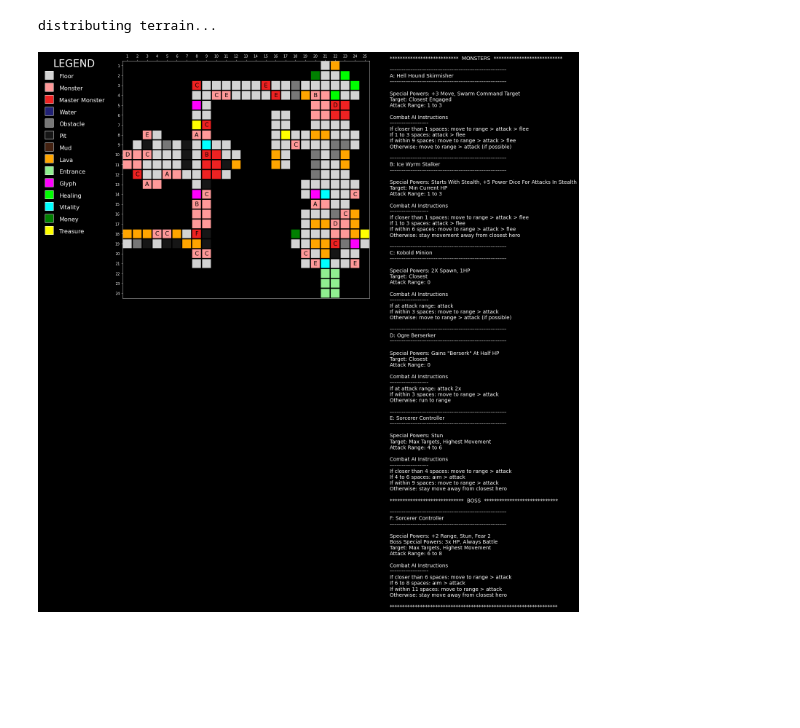
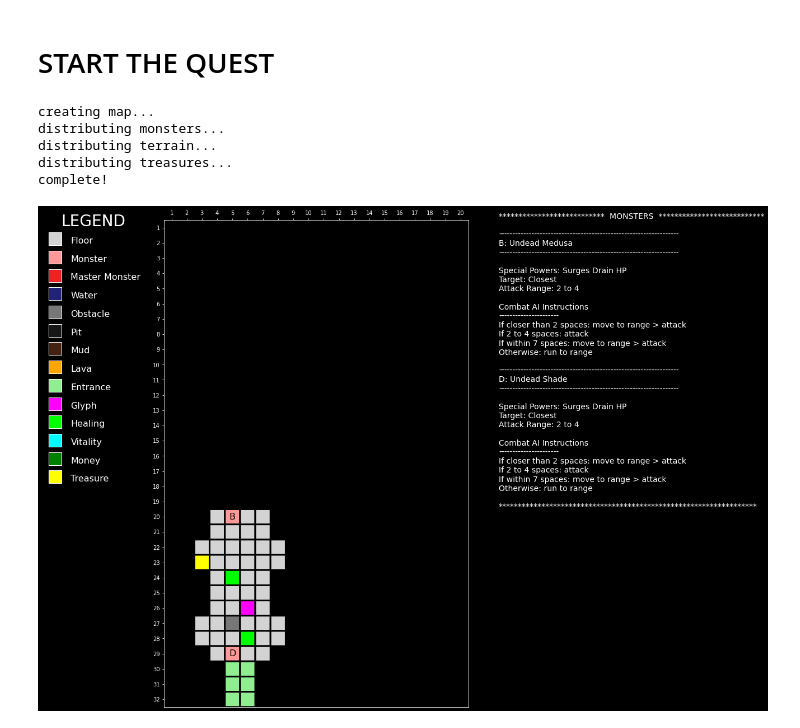
Before and after one commit to KevinCarr42/Descent_AI, a Jupyter notebook: ScenarioBuilder.ipynb, the cells around one changed output. Saved outputs shown, nothing was run; the diff lists cells and outputs as text; code cells hidden in the pictures; blank space fills up the shorter version.

Commit message:
updated template notebooks, added a rules markdown file, rewrote quest monsters class so it is useful again

```diff
--- a/ScenarioBuilder.ipynb
+++ b/ScenarioBuilder.ipynb
@@ -67,6 +50,13 @@ distributing terrain...
-# %%
-d.regenerate_terrain(False, 'hot', True)
-d.show(show_boss=True)
-# %% [output]
-distributing terrain...
-[figure, removed]
+# %% [markdown]
+# START THE QUEST
+# %%
+quest = DescentScenario()
+quest.create_quest()
+quest.show(1)
+# %% [output]
+creating map...
+distributing monsters...
+distributing terrain...
+distributing treasures...
+complete!
+[figure, added]
```
Also changed, not shown: parts of 12 cells of this notebook, 3 other files.
